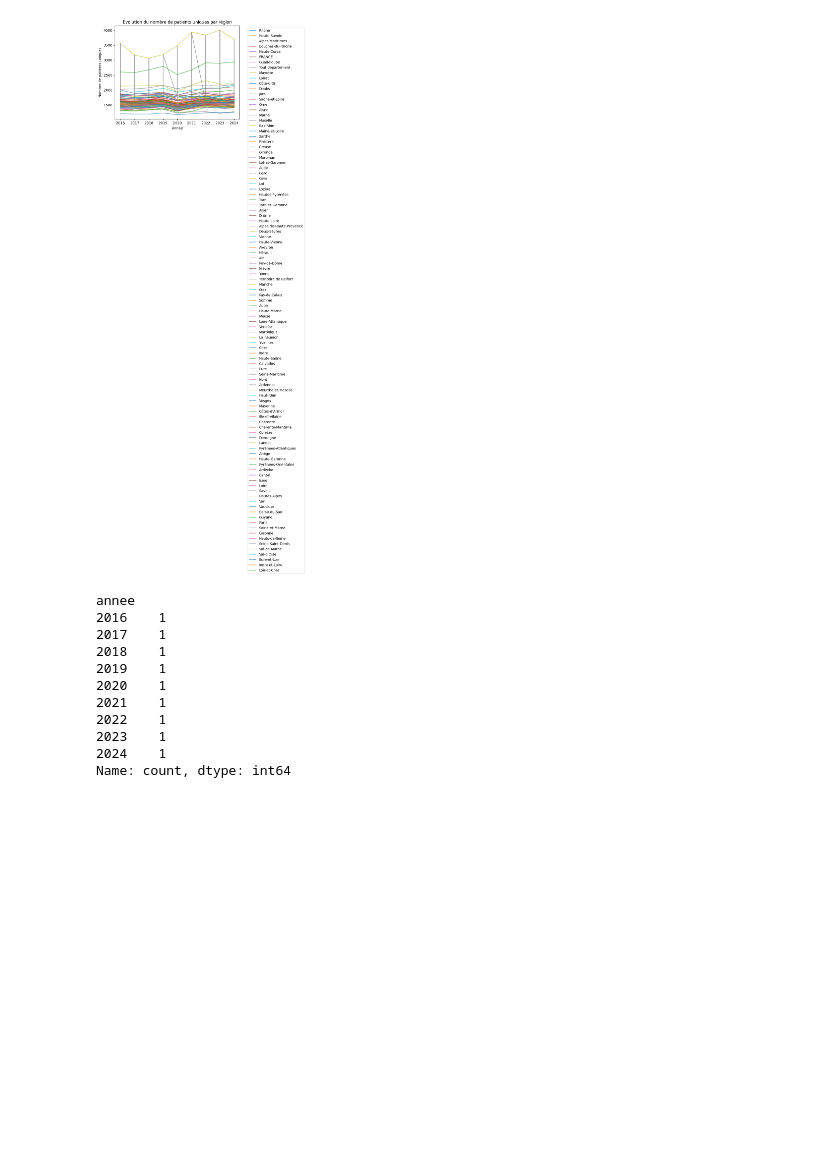
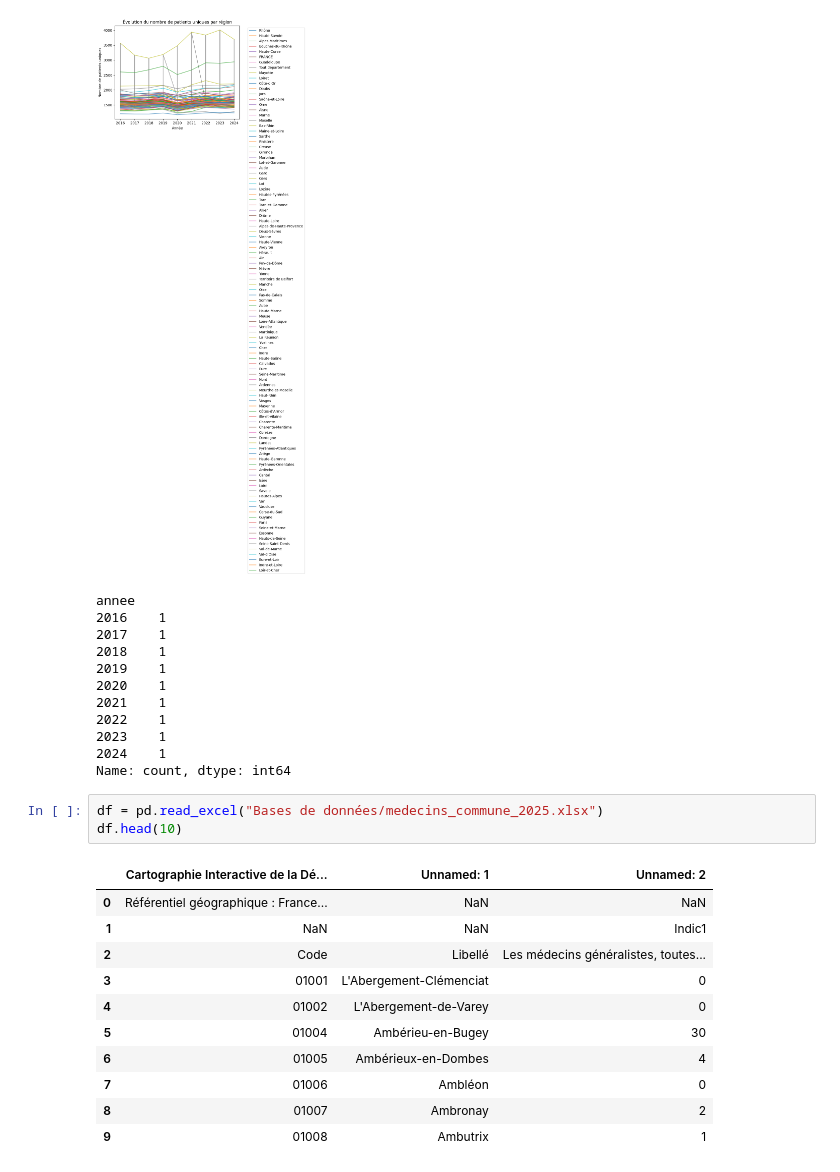
Before and after one commit to dfornier/Python-pour-la-data-science, a Jupyter notebook: StatDesc_2.ipynb, the cells around one changed output. Cells and saved outputs as stored; diff of their text form; blank space fills up the shorter version.

```diff
--- a/StatDesc_2.ipynb
+++ b/StatDesc_2.ipynb
@@ -168,3 +170,18 @@ annee
 2023    1
 2024    1
 Name: count, dtype: int64
+# %%
+df = pd.read_excel("Bases de données/medecins_commune_2025.xlsx")
+df.head(10)
+# %% [output]
+|  | Cartographie Interactive de la Dé... | Unnamed: 1 | Unnamed: 2 |
+| 0 | Référentiel géographique : France... | NaN | NaN |
+| 1 | NaN | NaN | Indic1 |
+| 2 | Code | Libellé | Les médecins généralistes, toutes... |
+| 3 | 01001 | L'Abergement-Clémenciat | 0 |
+| 4 | 01002 | L'Abergement-de-Varey | 0 |
+| 5 | 01004 | Ambérieu-en-Bugey | 30 |
+| 6 | 01005 | Ambérieux-en-Dombes | 4 |
+| 7 | 01006 | Ambléon | 0 |
+| 8 | 01007 | Ambronay | 2 |
+| 9 | 01008 | Ambutrix | 1 |
```
Also changed, not shown: parts of 4 cells of this notebook.
